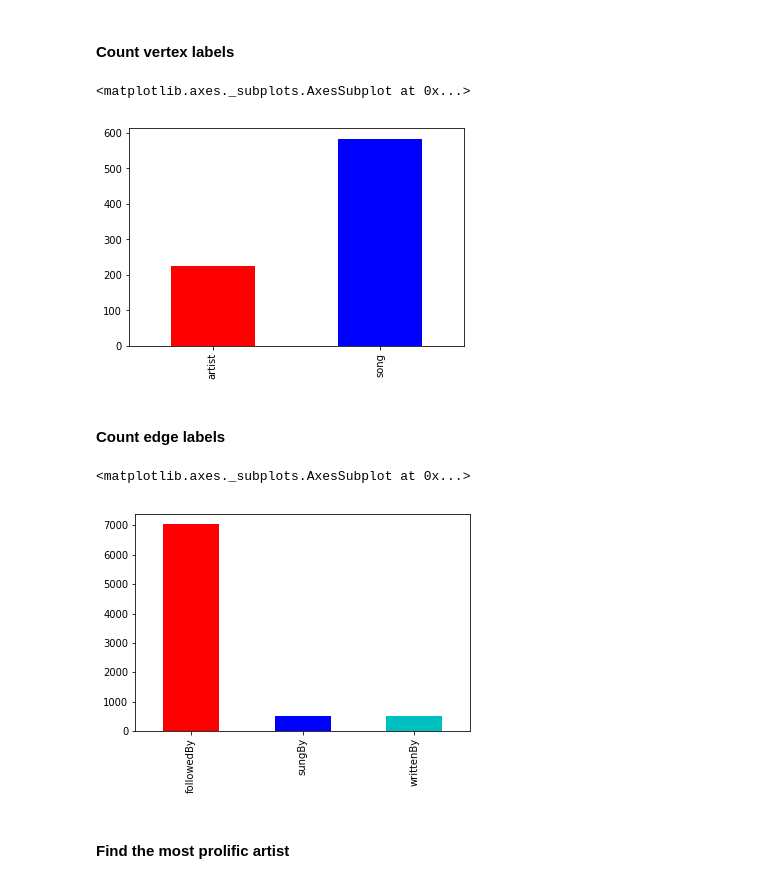
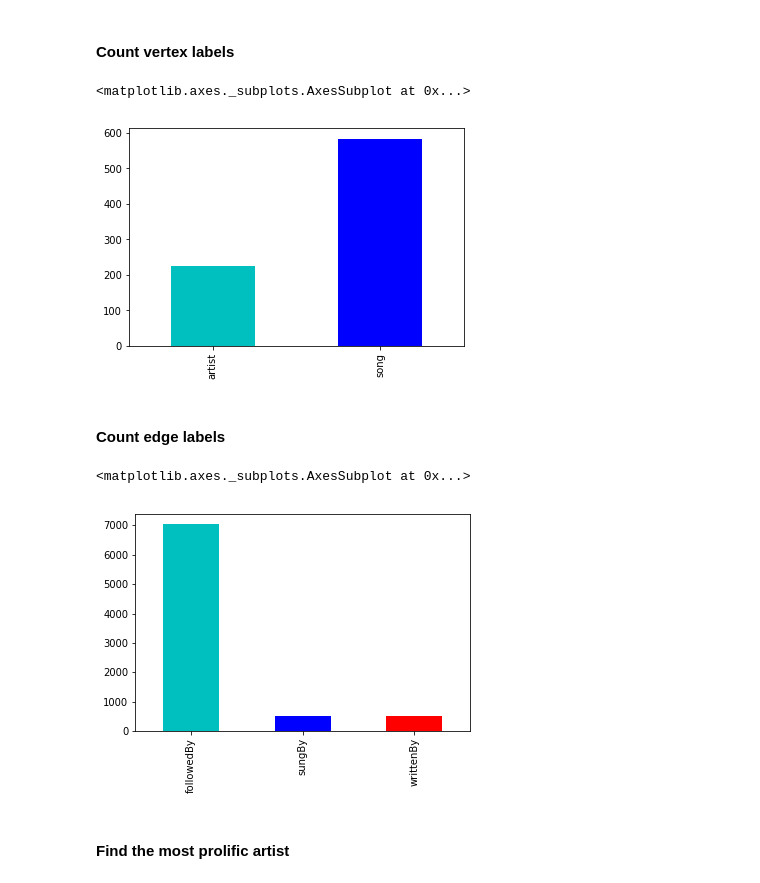
Before and after one commit to davebshow/ipython-gremlin, a Jupyter notebook: example.ipynb, the cells around one changed output. Saved outputs shown, nothing was run; the diff lists cells and outputs as text; code cells hidden in the pictures.

```diff
--- a/example.ipynb
+++ b/example.ipynb
@@ -45,18 +45,18 @@ plt.scatter(list(degree), list(prob))
 # %%
 label_count = %gremlin g.V().label().groupCount()
 # %%
-label_count.dataframe.plot(kind='bar', color=['r', 'b'])
+label_count.dataframe.plot(kind='bar', color=['c', 'b'])
 # %% [output]
 <matplotlib.axes._subplots.AxesSubplot at 0x...>
-[figure, old version]
+[figure, new version]
 # %% [markdown]
 #### Count edge labels
 # %%
 label_count = %gremlin g.E().label().groupCount()
-label_count.dataframe.plot(kind='bar', color=['r', 'b', 'c'])
+label_count.dataframe.plot(kind='bar', color=['c', 'b', 'r'])
 # %% [output]
 <matplotlib.axes._subplots.AxesSubplot at 0x...>
-[figure, old version]
+[figure, new version]
 # %% [markdown]
 #### Find the most prolific artist
 # %%
```
Also changed, not shown: parts of 3 cells of this notebook.
